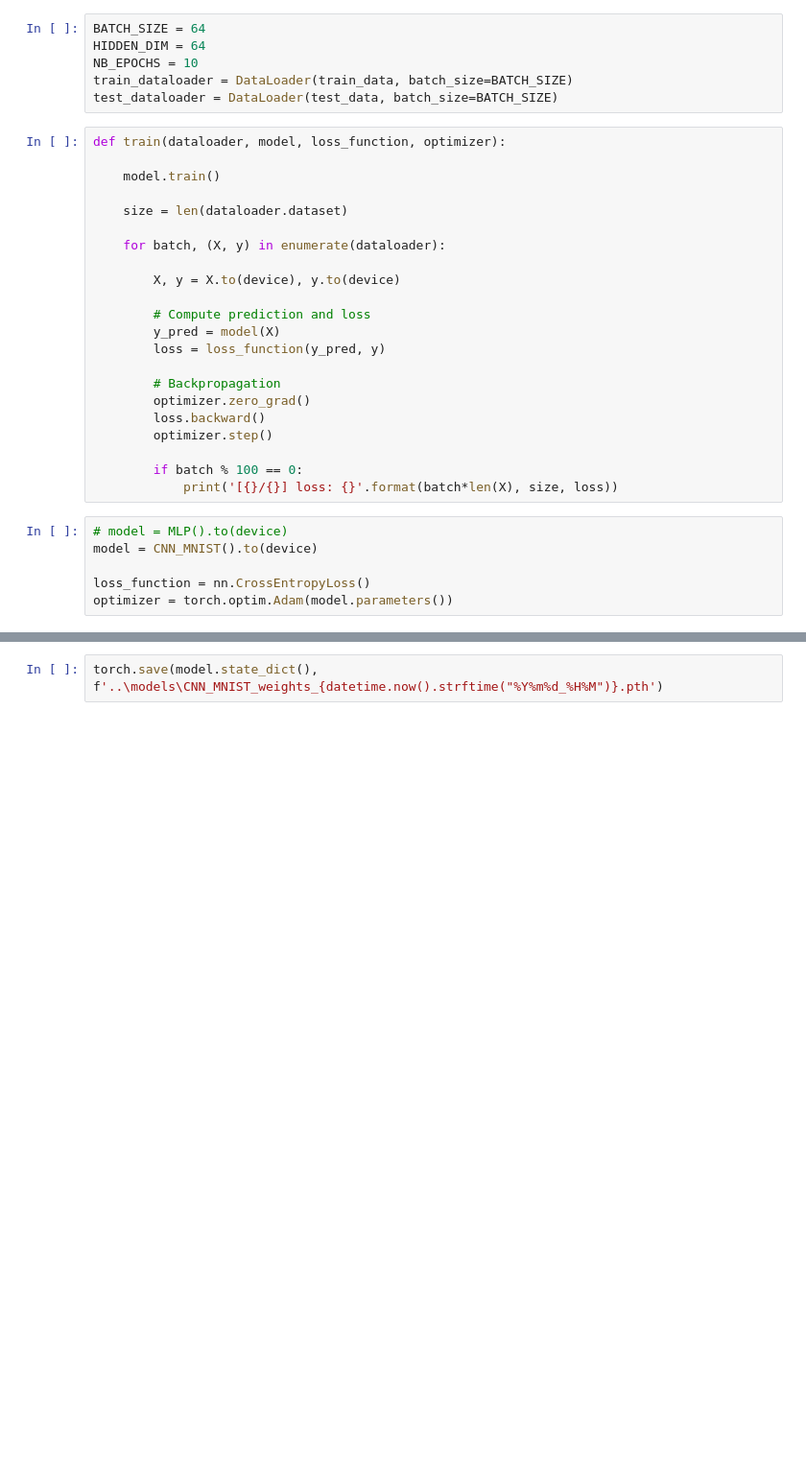
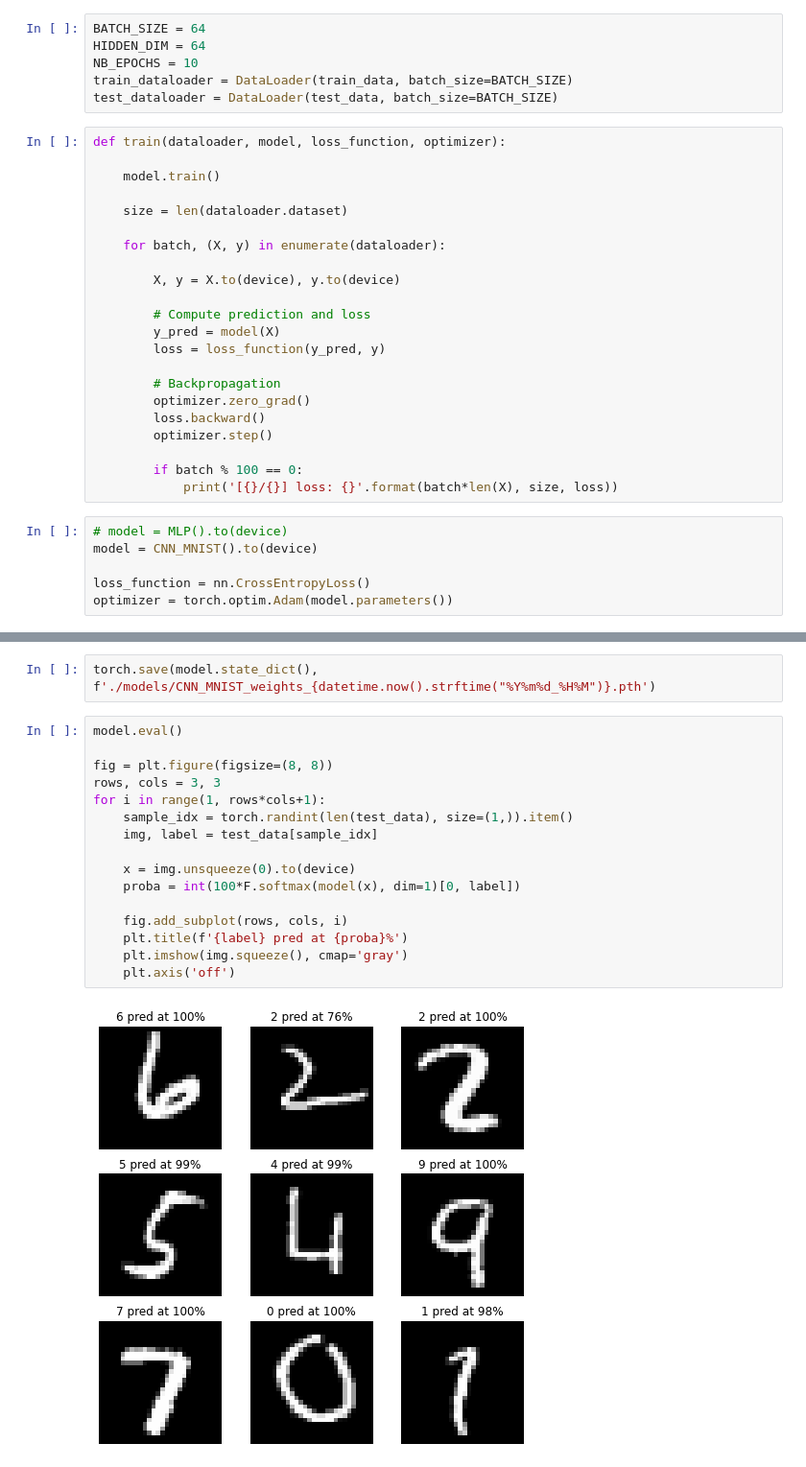
Before and after one commit to allglc/gan, a Jupyter notebook: train_classifier_MNIST.ipynb, the cells around one changed output, grey strips where cells are left out. Shown: that part at 96% size. Saved outputs shown, nothing was run; the diff lists cells and outputs as text; blank space fills up the shorter version.

```diff
--- a/train_classifier_MNIST.ipynb
+++ b/train_classifier_MNIST.ipynb
@@ -80,2 +103,20 @@ for e in range(1, NB_EPOCHS+1):
 # %%
-torch.save(model.state_dict(), f'..\models\CNN_MNIST_weights_{datetime.now().strftime("%Y%m%d_%H%M")}.pth')
+torch.save(model.state_dict(), f'./models/CNN_MNIST_weights_{datetime.now().strftime("%Y%m%d_%H%M")}.pth')
+# %%
+model.eval()
+
+fig = plt.figure(figsize=(8, 8))
+rows, cols = 3, 3
+for i in range(1, rows*cols+1):
+    sample_idx = torch.randint(len(test_data), size=(1,)).item()
+    img, label = test_data[sample_idx]
+
+    x = img.unsqueeze(0).to(device)
+    proba = int(100*F.softmax(model(x), dim=1)[0, label])
+
+    fig.add_subplot(rows, cols, i)
+    plt.title(f'{label} pred at {proba}%')
+    plt.imshow(img.squeeze(), cmap='gray')
+    plt.axis('off')
+# %% [output]
+[figure, added]
```
Also changed, not shown: parts of 3 cells of this notebook, 2 other files.
